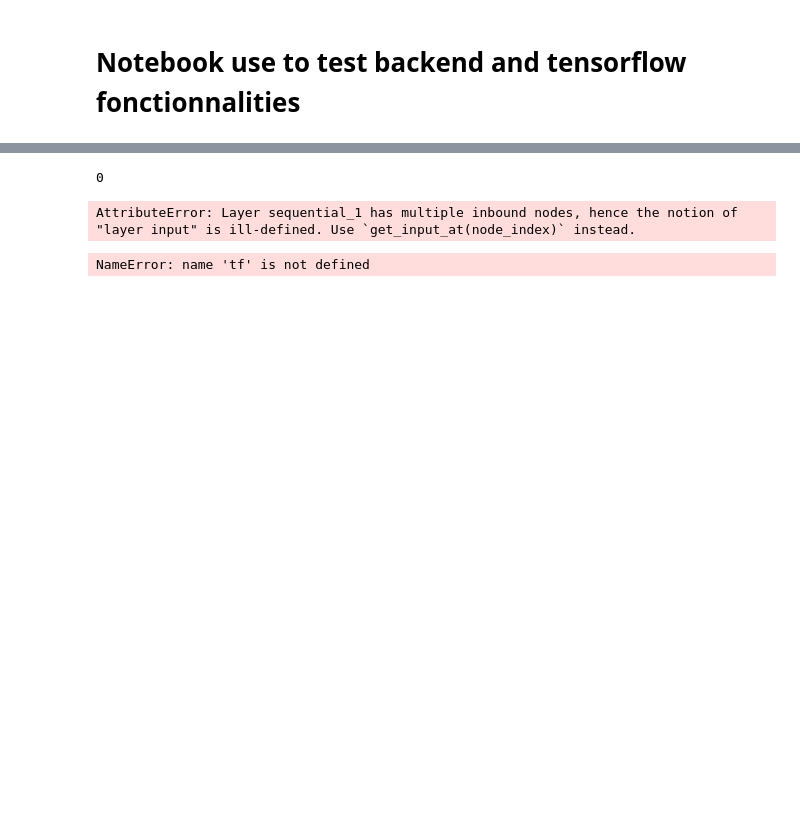
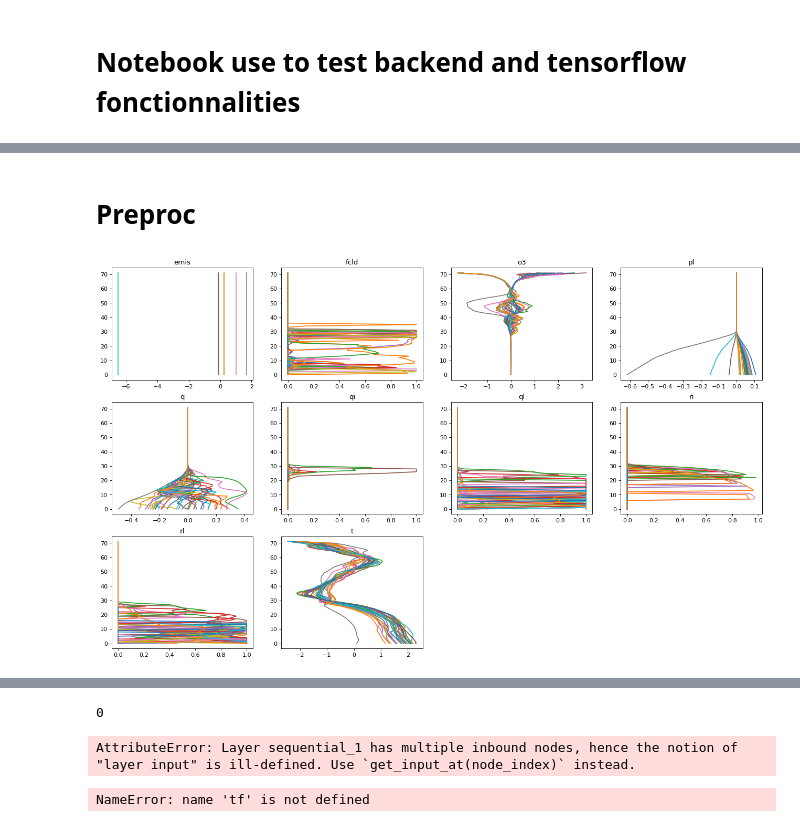
Before and after one commit to VIsh76/FLX_NN_emulation, a Jupyter notebook: TF_test.ipynb, the cells around one changed output, grey strips where cells are left out. Drawn from its saved outputs; the diff is of its cells as text; code cells hidden in the pictures; blank space fills up the shorter version.

Commit message:
Working model, possibility to save without 'FR', improvement in EarthPlots

```diff
--- a/TF_test.ipynb
+++ b/TF_test.ipynb
@@ -267,0 +68,42 @@ CancelledError: Session has been closed.
+# %% [markdown]
+# Preproc
+# %%
+##### Kernels
+D=[Load_FLX_dict('DictPrepross2.hdf5')]
+def Bin(x):
+    x[np.where(x!=0)] = 1
+#    x[np.where(x==0)] = 0
+    return(x)
+
+Klist0 = []
+Klist =[]# FKernel(identity, ['ql']), FKernel(identity, ['qi']) ]
+
+D2 = [DictPrepross(['o3','pl','q'],
+     [Level_Normalizer(False), Level_Normalizer(False), Level_Normalizer(False)] )]
+
+# WARNING : NOT FIT ON THE SAME
+fit_genator =FLX_Generator(folder=data_folder, batch_size=10*batch_size, chosen_var=['flxd', 'flxu'],
+                                  train=True, preprocess_x=D+Klist0, custom_b_p_e=0)
+fit_genator.max_b=50
+D2[0].fitonGen(fit_genator, axis=2)
+del(fit_genator)
+# %%
+# V
+V = [VarSuppression(['ts', 'frocean', 'frlake','frland','frlandice', 'frseaice'])]
+
+##### Full Preprocessing :
+FP = D + Klist + D2 + V
+
+##### b_size
+train_generator =  FLX_Generator(folder=data_folder, batch_size=batch_size, train=True,
+                                         preprocess_x=FP, chosen_var=['flxd', 'flxu'], shuffle=1)
+validation_generator = FLX_Generator(folder='Data3', batch_size=batch_size, train=False,
+                                             preprocess_x=FP, chosen_var=['flxd', 'flxu'], shuffle=0)
+#cold_generator = Up_and_Down_Generator(folder=data_folder, batch_size=batch_size, train=True, preprocess_x=FP, shuffle=1)
+
+header_x = train_generator.used_variables
+header_y = train_generator.new_variables_pred
+
+in_channel=len(header_x)
+o_channel = len(header_y)
+lev=72
@@ -267,0 +115,5 @@ CancelledError: Session has been closed.
+# %%
+x,y = train_generator[0]
+Plot_Batch(x,header_x)
+# %% [output]
+[figure, added]
```
Also changed, not shown: parts of 25 cells of this notebook, 55 other files.
